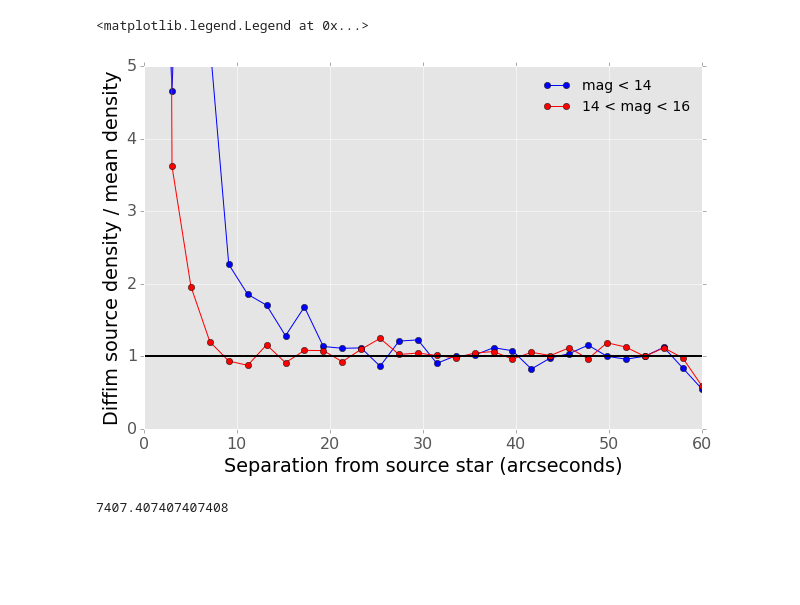
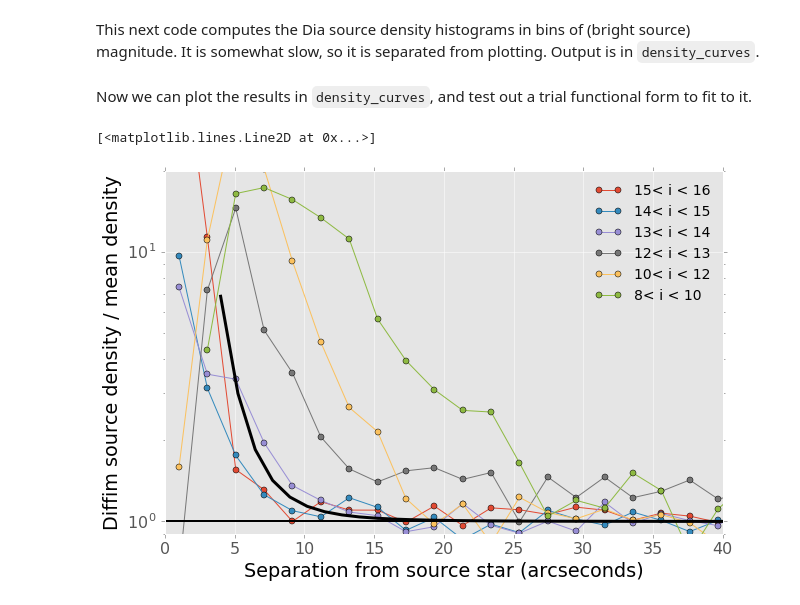
Before and after one commit to ctslater/lsst_ideas, a Jupyter notebook: star_diffim_correlation.ipynb, the cells around one changed output. Drawn from its saved outputs; the diff is of its cells as text; code cells hidden in the pictures; blank space fills up the shorter version.

Commit message:
Added modeling of star-dia source correlation.

```diff
--- a/star_diffim_correlation.ipynb
+++ b/star_diffim_correlation.ipynb
@@ -31,32 +36,39 @@ def make_normalized_histogram(filtered_query, bins):
     norm = pi*bins[1:]**2 - pi*bins[:-1]**2
     normalized_H = H/norm/float(nstars)
     return normalized_H
+# %% [markdown]
+This next code computes the Dia source density histograms in bins of (bright source) magnitude. It is somewhat slow, so it is separated from plotting. Output is in `density_curves`.
 # %%
-bins = linspace(0,120,60)
-bin_centers = 0.5*(bins[1:] + bins[:-1])
+radius_bins = linspace(0,120,60)
+radius_bin_centers = 0.5*(radius_bins[1:] + radius_bins[:-1])
 
 # 60 chips. 0.045 sq deg per chip. 3600**2 sq arcsec per sq deg
 # 20e3 detections is what I get from counting on visit 197391
 mean_density = 20e3 / (60 * 0.045) / 3600.0**2
 
-filtered_query = session.query(SDC).filter(SDC.source_mag < 14)
-normalized_H = make_normalized_histogram(filtered_query, bins)
-plt.plot(bin_centers, normalized_H/mean_density, 'bo-', label="mag < 14")
-
-filtered_query = session.query(SDC).filter(SDC.source_mag > 14, SDC.source_mag < 16)
-normalized_H = make_normalized_histogram(filtered_query, bins)
-plt.plot(bin_centers, normalized_H/mean_density, 'ro-', label="14 < mag < 16")
-
-plt.axhline(1, color='k', ls='-', lw=2)
-plt.ylim(0,5)
-plt.xlim(0,60)
-plt.xlabel("Separation from source star (arcseconds)")
-plt.ylabel("Diffim source density / mean density")
-plt.legend(frameon=False, loc="upper right", fontsize=14)
+density_bins = [16,15,14,13,12,10,8]
+density_curves = []
+for bin_start,bin_end in zip(density_bins[:-1], density_bins[1:]):
+    filtered_query = session.query(SDC).filter((SDC.source_mag < bin_start) &
+                                               (SDC.source_mag > bin_end))
+    normalized_H = make_normalized_histogram(filtered_query, radius_bins)
+    density_curves.append(normalized_H/mean_density)
-# %% [output]
-<matplotlib.legend.Legend at 0x...>
-[figure, removed]
-# %%
-mean_density * 3600**2
-# %% [output]
-7407.407407407408
+# %% [markdown]
+Now we can plot the results in `density_curves`, and test out a trial functional form to fit to it.
+# %%
+
+for bin_start,bin_end,curve_values in zip(density_bins[:-1], density_bins[1:], density_curves):
+    plt.semilogy(radius_bin_centers, curve_values, 'o-',
+             label="{:d}< i < {:d}".format(bin_end, bin_start))
+
+plt.axhline(1, color='k', ls='-', lw=2)
+plt.ylim(0.9,20)
+plt.xlim(0,40)
+plt.xlabel("Separation from source star (arcseconds)")
+plt.ylabel("Diffim source density / mean density")
+plt.legend(frameon=False, loc="upper right", fontsize=14)
+x = linspace(4,40,30)
+plt.plot(x, 1 + 50*30*(x )**-4, 'k-', lw=3)
+# %% [output]
+[<matplotlib.lines.Line2D at 0x...>]
+[figure, added]
```
Also changed, not shown: parts of 12 cells of this notebook.
